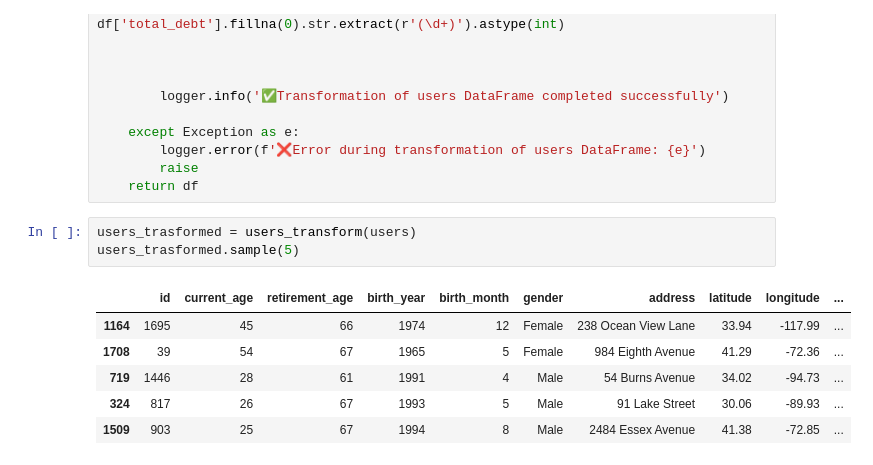
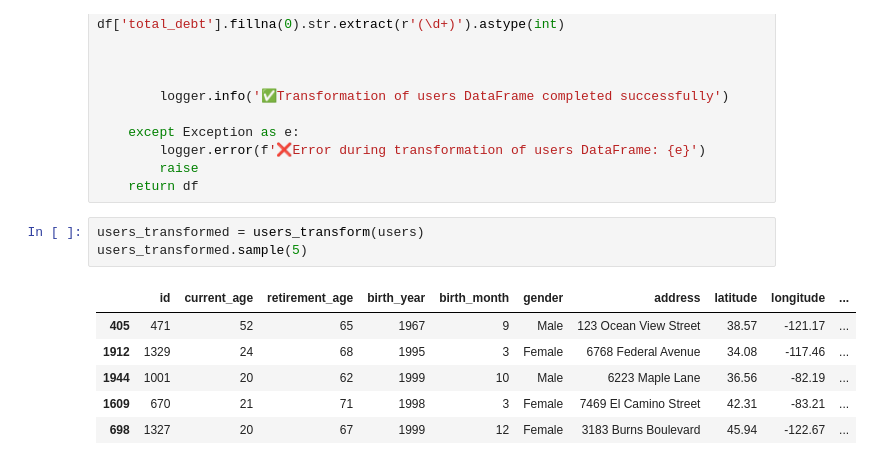
Before and after one commit to jimmyuchuvo/financial_transactions_project, a Jupyter notebook: scripts/EDA_users_data.ipynb, the cells around one changed output. Drawn from its saved outputs; the diff is of its cells as text.

```diff
--- a/scripts/EDA_users_data.ipynb
+++ b/scripts/EDA_users_data.ipynb
@@ -104,12 +118,12 @@ def users_transform(df: pd.DataFrame) -> pd.DataFrame:
         raise
     return df
 # %%
-users_trasformed = users_transform(users)
-users_trasformed.sample(5)
+users_transformed = users_transform(users)
+users_transformed.sample(5)
 # %% [output]
 |  | id | current_age | retirement_age | birth_year | birth_month | gender | address | latitude | longitude | ... |
-| 1164 | 1695 | 45 | 66 | 1974 | 12 | Female | 238 Ocean View Lane | 33.94 | -117.99 | ... |
-| 1708 | 39 | 54 | 67 | 1965 | 5 | Female | 984 Eighth Avenue | 41.29 | -72.36 | ... |
-| 719 | 1446 | 28 | 61 | 1991 | 4 | Male | 54 Burns Avenue | 34.02 | -94.73 | ... |
-| 324 | 817 | 26 | 67 | 1993 | 5 | Male | 91 Lake Street | 30.06 | -89.93 | ... |
-| 1509 | 903 | 25 | 67 | 1994 | 8 | Male | 2484 Essex Avenue | 41.38 | -72.85 | ... |
+| 405 | 471 | 52 | 65 | 1967 | 9 | Male | 123 Ocean View Street | 38.57 | -121.17 | ... |
+| 1912 | 1329 | 24 | 68 | 1995 | 3 | Female | 6768 Federal Avenue | 34.08 | -117.46 | ... |
+| 1944 | 1001 | 20 | 62 | 1999 | 10 | Male | 6223 Maple Lane | 36.56 | -82.19 | ... |
+| 1609 | 670 | 21 | 71 | 1998 | 3 | Female | 7469 El Camino Street | 42.31 | -83.21 | ... |
+| 698 | 1327 | 20 | 67 | 1999 | 12 | Female | 3183 Burns Boulevard | 45.94 | -122.67 | ... |
```
Also changed, not shown: parts of 19 cells of this notebook, 4 other files.
